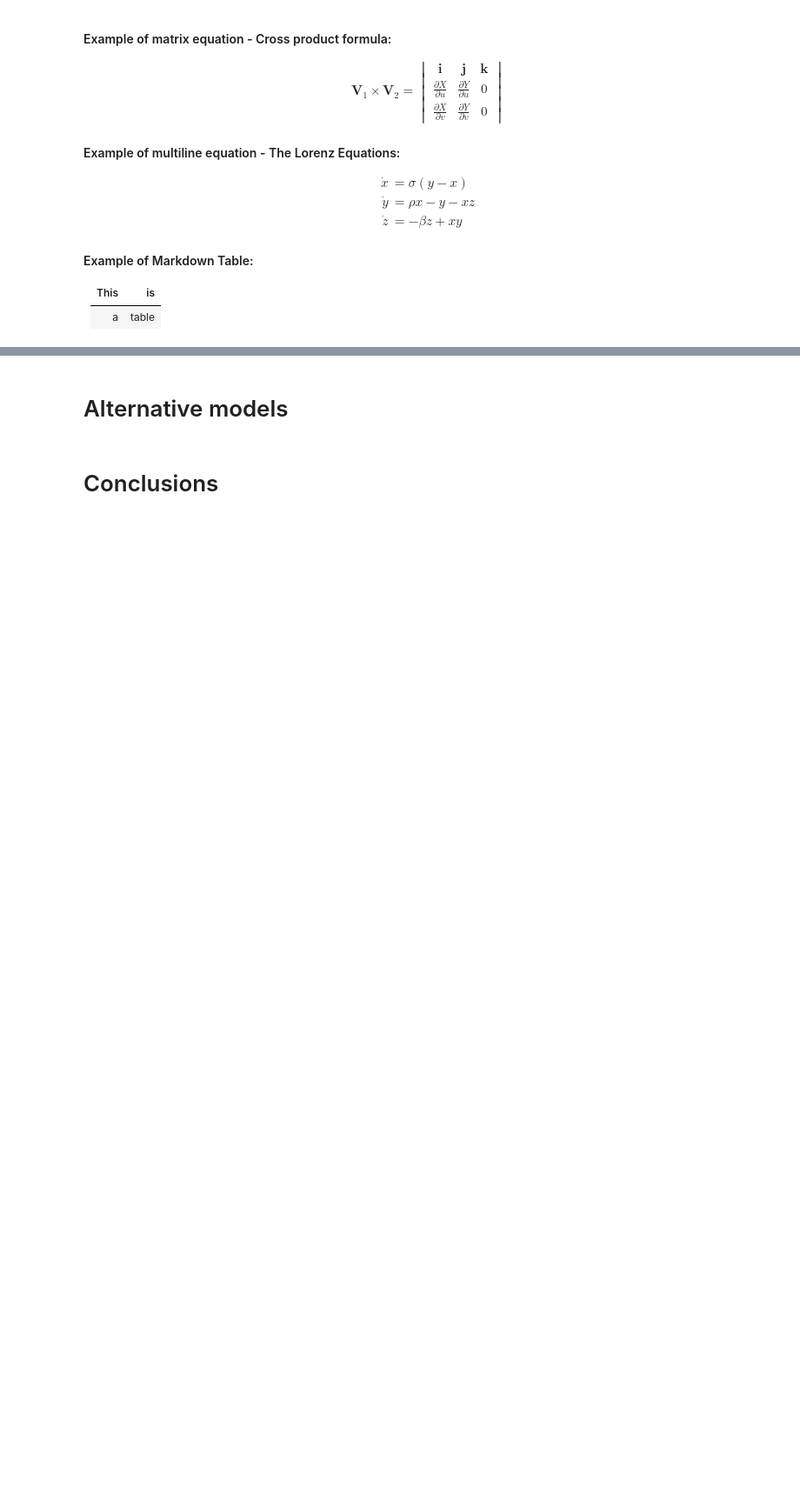
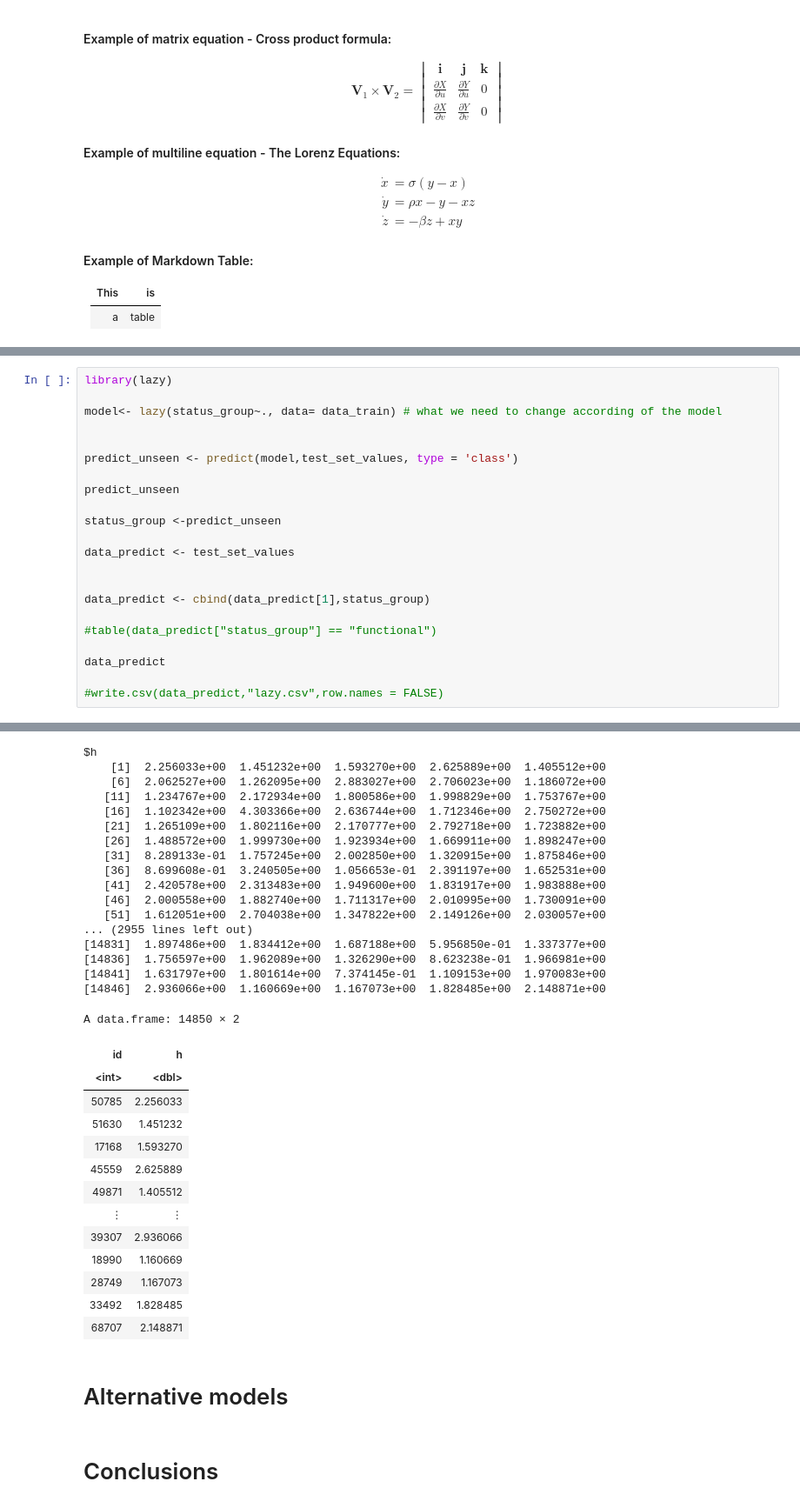
Before and after one commit to nmarotte/F422-fluffy-couscous, a Jupyter notebook: ReportTemplate.ipynb, the cells around one changed output, grey strips where cells are left out. Shown: that part at 87% size. Saved outputs shown, nothing was run; the diff lists cells and outputs as text; blank space fills up the shorter version.

```diff
--- a/ReportTemplate.ipynb
+++ b/ReportTemplate.ipynb
@@ -401,0 +504,23 @@ A data.frame: 14850 × 2
+# %%
+library(lazy)
+
+model<- lazy(status_group~., data= data_train) # what we need to change according of the model
+
+
+predict_unseen <- predict(model,test_set_values, type = 'class')
+
+predict_unseen
+
+status_group <-predict_unseen
+
+data_predict <- test_set_values
+
+
+data_predict <- cbind(data_predict[1],status_group)
+
+#table(data_predict["status_group"] == "functional")
+
+data_predict
+
+#write.csv(data_predict,"lazy.csv",row.names = FALSE)
+# %% [output]
@@ -402,3 +529,34 @@ A data.frame: 14850 × 2
+$h
+    [1]  2.256033e+00  1.451232e+00  1.593270e+00  2.625889e+00  1.405512e+00
+    [6]  2.062527e+00  1.262095e+00  2.883027e+00  2.706023e+00  1.186072e+00
+   [11]  1.234767e+00  2.172934e+00  1.800586e+00  1.998829e+00  1.753767e+00
+   [16]  1.102342e+00  4.303366e+00  2.636744e+00  1.712346e+00  2.750272e+00
+   [21]  1.265109e+00  1.802116e+00  2.170777e+00  2.792718e+00  1.723882e+00
+   [26]  1.488572e+00  1.999730e+00  1.923934e+00  1.669911e+00  1.898247e+00
+   [31]  8.289133e-01  1.757245e+00  2.002850e+00  1.320915e+00  1.875846e+00
+   [36]  8.699608e-01  3.240505e+00  1.056653e-01  2.391197e+00  1.652531e+00
+   [41]  2.420578e+00  2.313483e+00  1.949600e+00  1.831917e+00  1.983888e+00
+   [46]  2.000558e+00  1.882740e+00  1.711317e+00  2.010995e+00  1.730091e+00
+   [51]  1.612051e+00  2.704038e+00  1.347822e+00  2.149126e+00  2.030057e+00
+... (2955 lines left out)
+[14831]  1.897486e+00  1.834412e+00  1.687188e+00  5.956850e-01  1.337377e+00
+[14836]  1.756597e+00  1.962089e+00  1.326290e+00  8.623238e-01  1.966981e+00
+[14841]  1.631797e+00  1.801614e+00  7.374145e-01  1.109153e+00  1.970083e+00
+[14846]  2.936066e+00  1.160669e+00  1.167073e+00  1.828485e+00  2.148871e+00
+A data.frame: 14850 × 2
+| id | h |
+| <int> | <dbl> |
+| 50785 | 2.256033 |
+| 51630 | 1.451232 |
+| 17168 | 1.593270 |
+| 45559 | 2.625889 |
+| 49871 | 1.405512 |
+| ⋮ | ⋮ |
+| 39307 | 2.936066 |
+| 18990 | 1.160669 |
+| 28749 | 1.167073 |
+| 33492 | 1.828485 |
+| 68707 | 2.148871 |
 # %% [markdown]
 # Alternative models
 # %% [markdown]
```
Also changed, not shown: parts of 12 cells of this notebook, 1 other file.
